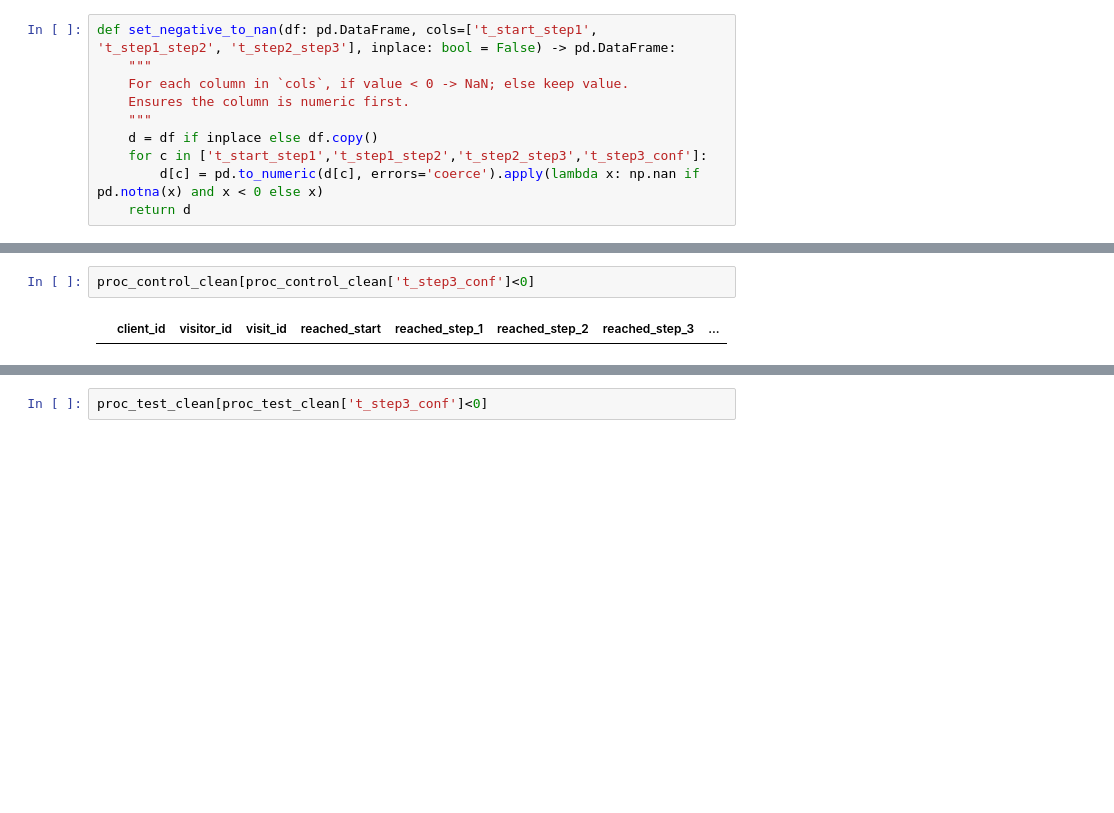
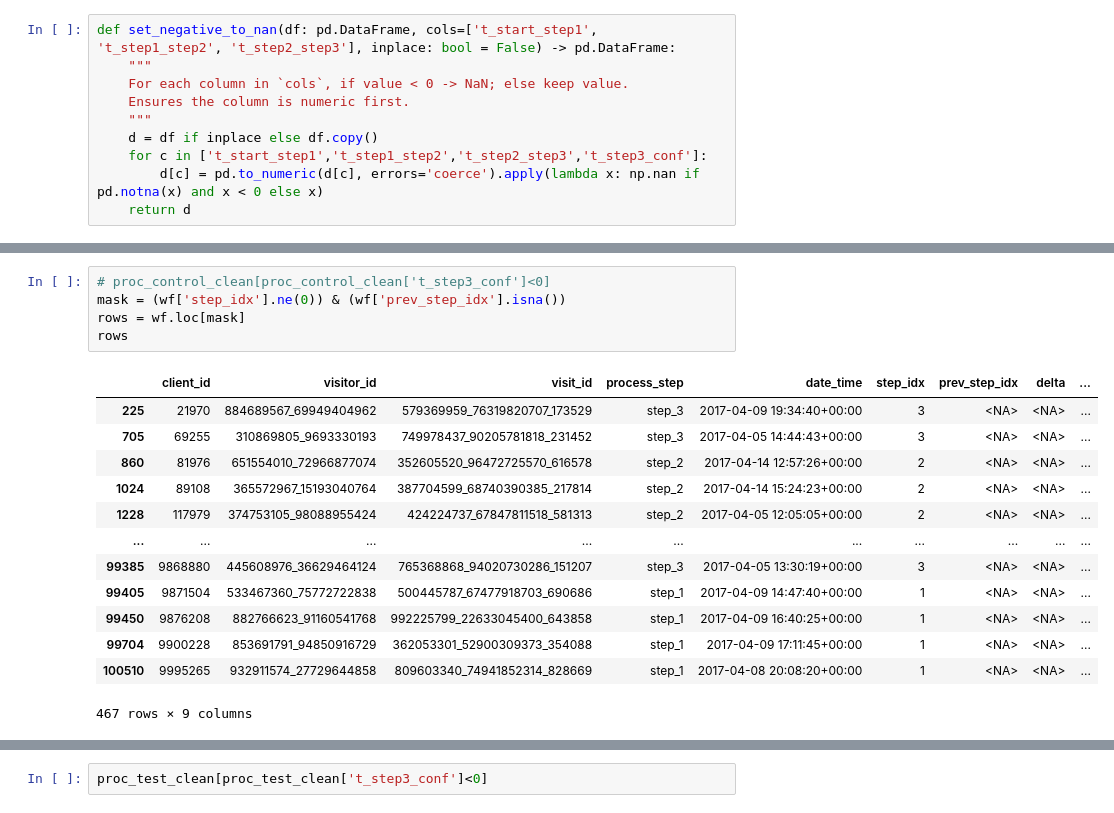
Before and after one commit to luispabloaiello-da/vanguard_project, a Jupyter notebook: notebooks/vanguard_funnel_kpis_.ipynb, the cells around one changed output, grey strips where cells are left out. Cells and saved outputs as stored; diff of their text form; blank space fills up the shorter version.

```diff
--- a/notebooks/vanguard_funnel_kpis_.ipynb
+++ b/notebooks/vanguard_funnel_kpis_.ipynb
@@ -443,7 +440,22 @@ Distinct control clients with activity: 17892
 # %%
-proc_control_clean[proc_control_clean['t_step3_conf']<0]
+# proc_control_clean[proc_control_clean['t_step3_conf']<0]
+mask = (wf['step_idx'].ne(0)) & (wf['prev_step_idx'].isna())
+rows = wf.loc[mask]
+rows
 # %% [output]
-|  | client_id | visitor_id | visit_id | reached_start | reached_step_1 | reached_step_2 | reached_step_3 | ... |
+|  | client_id | visitor_id | visit_id | process_step | date_time | step_idx | prev_step_idx | delta | ... |
+| 225 | 21970 | 884689567_69949404962 | 579369959_76319820707_173529 | step_3 | 2017-04-09 19:34:40+00:00 | 3 | <NA> | <NA> | ... |
+| 705 | 69255 | 310869805_9693330193 | 749978437_90205781818_231452 | step_3 | 2017-04-05 14:44:43+00:00 | 3 | <NA> | <NA> | ... |
+| 860 | 81976 | 651554010_72966877074 | 352605520_96472725570_616578 | step_2 | 2017-04-14 12:57:26+00:00 | 2 | <NA> | <NA> | ... |
+| 1024 | 89108 | 365572967_15193040764 | 387704599_68740390385_217814 | step_2 | 2017-04-14 15:24:23+00:00 | 2 | <NA> | <NA> | ... |
+| 1228 | 117979 | 374753105_98088955424 | 424224737_67847811518_581313 | step_2 | 2017-04-05 12:05:05+00:00 | 2 | <NA> | <NA> | ... |
+| ... | ... | ... | ... | ... | ... | ... | ... | ... | ... |
+| 99385 | 9868880 | 445608976_36629464124 | 765368868_94020730286_151207 | step_3 | 2017-04-05 13:30:19+00:00 | 3 | <NA> | <NA> | ... |
+| 99405 | 9871504 | 533467360_75772722838 | 500445787_67477918703_690686 | step_1 | 2017-04-09 14:47:40+00:00 | 1 | <NA> | <NA> | ... |
+| 99450 | 9876208 | 882766623_91160541768 | 992225799_22633045400_643858 | step_1 | 2017-04-09 16:40:25+00:00 | 1 | <NA> | <NA> | ... |
+| 99704 | 9900228 | 853691791_94850916729 | 362053301_52900309373_354088 | step_1 | 2017-04-09 17:11:45+00:00 | 1 | <NA> | <NA> | ... |
+| 100510 | 9995265 | 932911574_27729644858 | 809603340_74941852314_828669 | step_1 | 2017-04-08 20:08:20+00:00 | 1 | <NA> | <NA> | ... |
+467 rows × 9 columns
 # %%
 # ========= 6) RUN (TEST) =========
 w_test = prepare_web_for_group(df_web_data, df_demo_test)               # filters and normalizes
```
Also changed, not shown: parts of 3 cells of this notebook, 7 other files.
